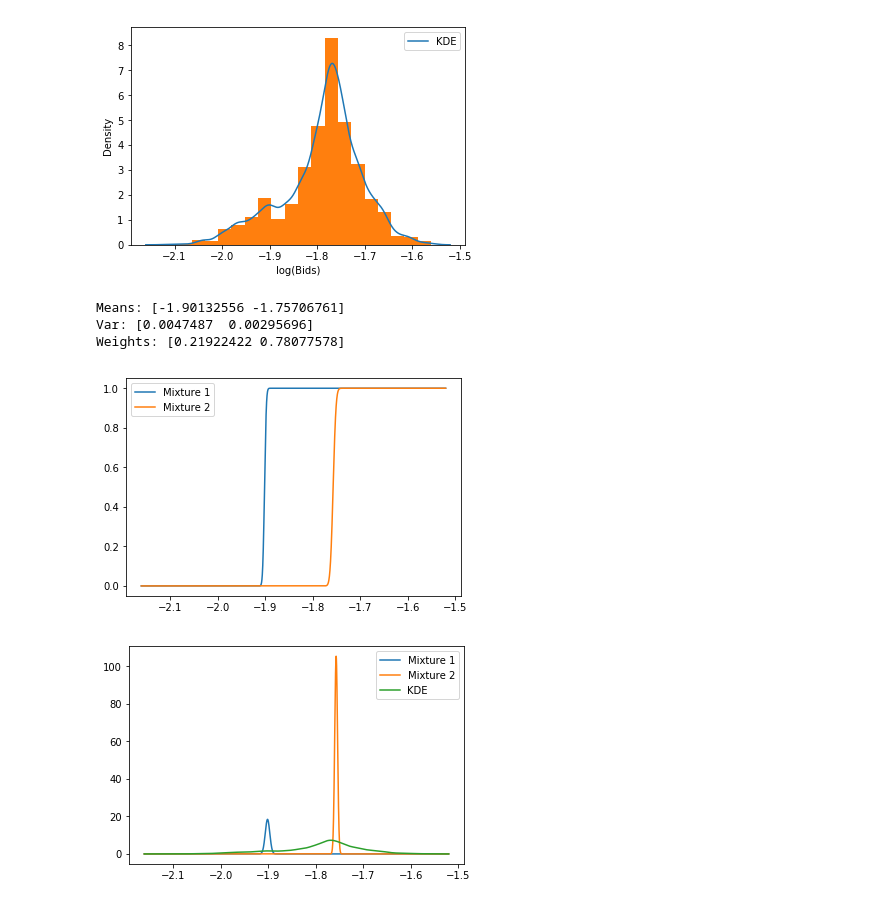
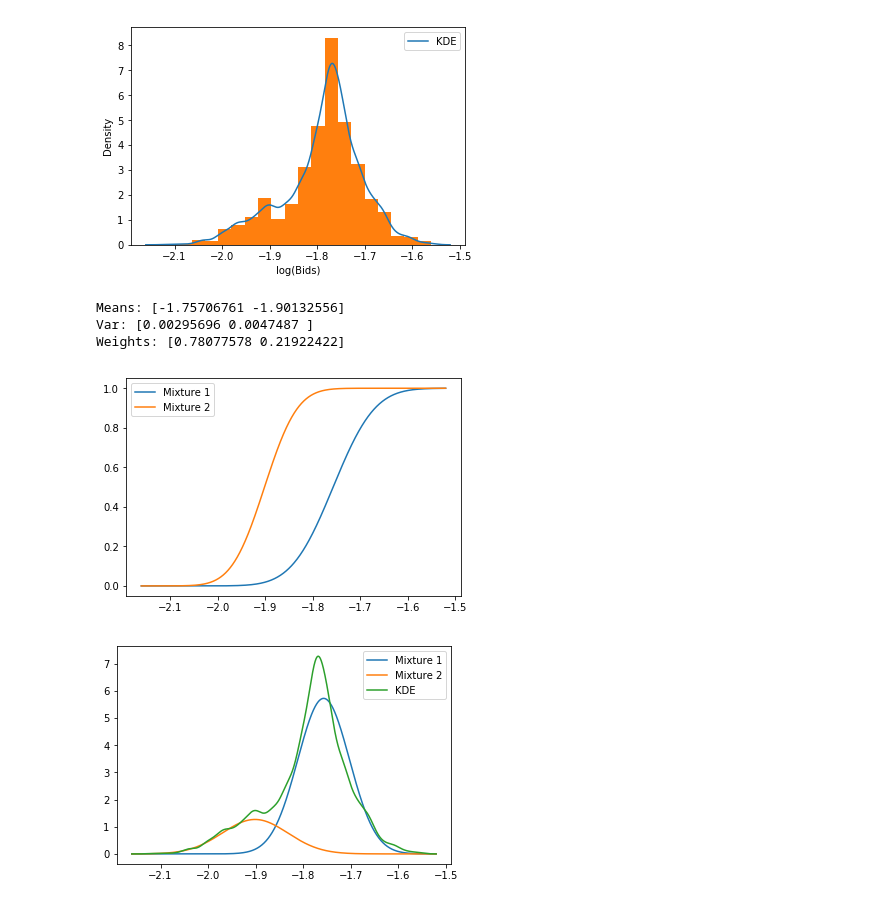
Before and after one commit to ericschulman/tx_milk_2yp, a Jupyter notebook: mixture.ipynb, the cells around one changed output. Cells and saved outputs as stored; diff of their text form; code cells hidden in the pictures.

```diff
--- a/mixture.ipynb
+++ b/mixture.ipynb
@@ -59,27 +59,27 @@ print 'Var: %s'%g.covariances_[:,0,0]
 print 'Weights: %s'%g.weights_
 
 #first see stocahstic dominance
-comp1_cdf = stats.norm.cdf(dens.support,g.means_[0,0],g.covariances_[1,0])
-comp2_cdf = stats.norm.cdf(dens.support,g.means_[1,0],g.covariances_[0,0])
+comp1_cdf = stats.norm.cdf(dens.support,g.means_[0,0],g.covariances_[1,0]**.5)
+comp2_cdf = stats.norm.cdf(dens.support,g.means_[1,0],g.covariances_[0,0]**.5)
 
 plt.plot(dens.support, comp1_cdf, label='Mixture 1')
 plt.plot(dens.support, comp2_cdf, label='Mixture 2')
 plt.legend()
 plt.show()
 # %% [output]
-Means: [-1.90132556 -1.75706761]
-Var: [0.0047487  0.00295696]
-Weights: [0.21922422 0.78077578]
+Means: [-1.75706761 -1.90132556]
+Var: [0.00295696 0.0047487 ]
+Weights: [0.78077578 0.21922422]
-[figure, old version]
+[figure, new version]
 # %%
 #graph kernel with mixture components
-comp1 = g.weights_[0]*stats.norm.pdf(dens.support,g.means_[0,0],g.covariances_[0,0])
-comp2 = g.weights_[1]*stats.norm.pdf(dens.support,g.means_[1,0],g.covariances_[1,0])
+comp1 = g.weights_[0]*stats.norm.pdf(dens.support,g.means_[0,0],g.covariances_[0,0]**.5)
+comp2 = g.weights_[1]*stats.norm.pdf(dens.support,g.means_[1,0],g.covariances_[1,0]**.5)
 
 plt.plot(dens.support, comp1, label='Mixture 1')
 plt.plot(dens.support, comp2, label='Mixture 2')
 plt.plot(dens.support, dens.density, label='KDE')
 plt.legend()
 plt.show()
 # %% [output]
-[figure, old version]
+[figure, new version]
```
Also changed, not shown: parts of 1 cell of this notebook, 1 other file.
